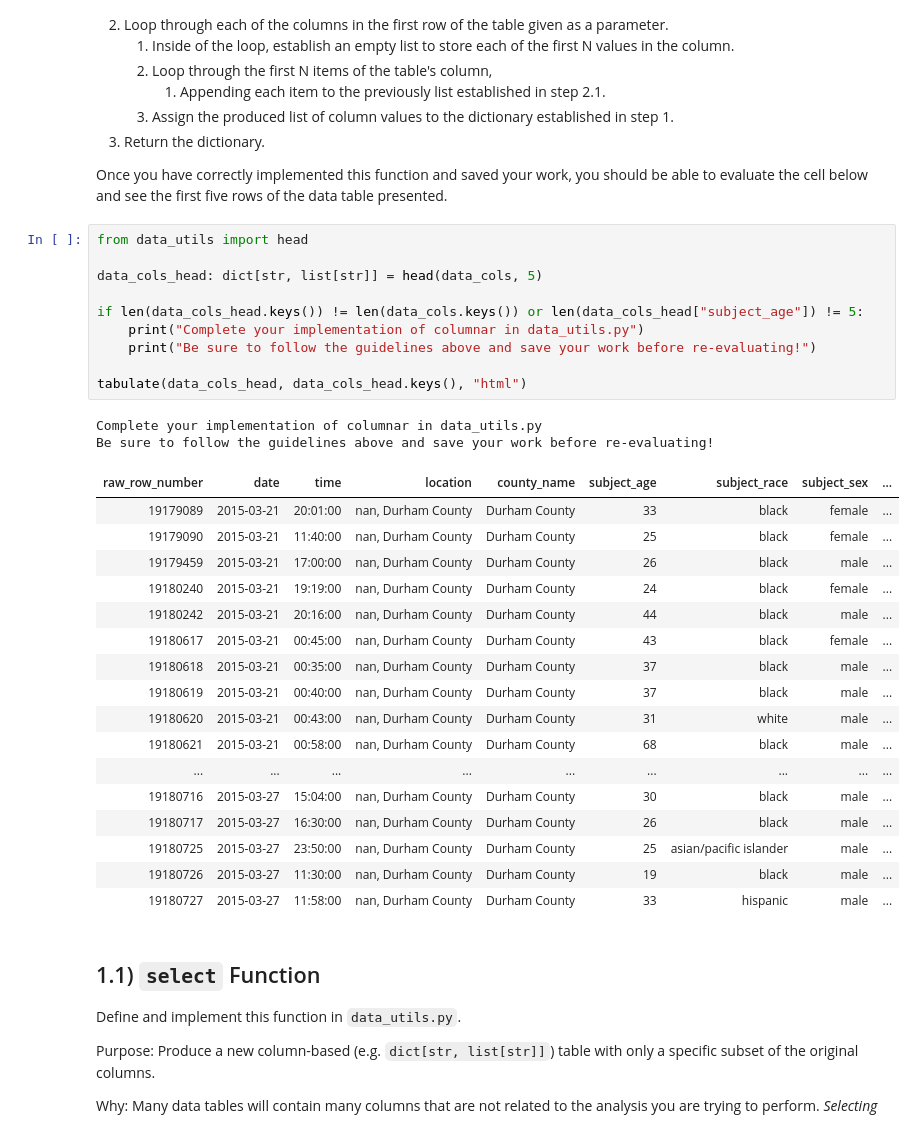
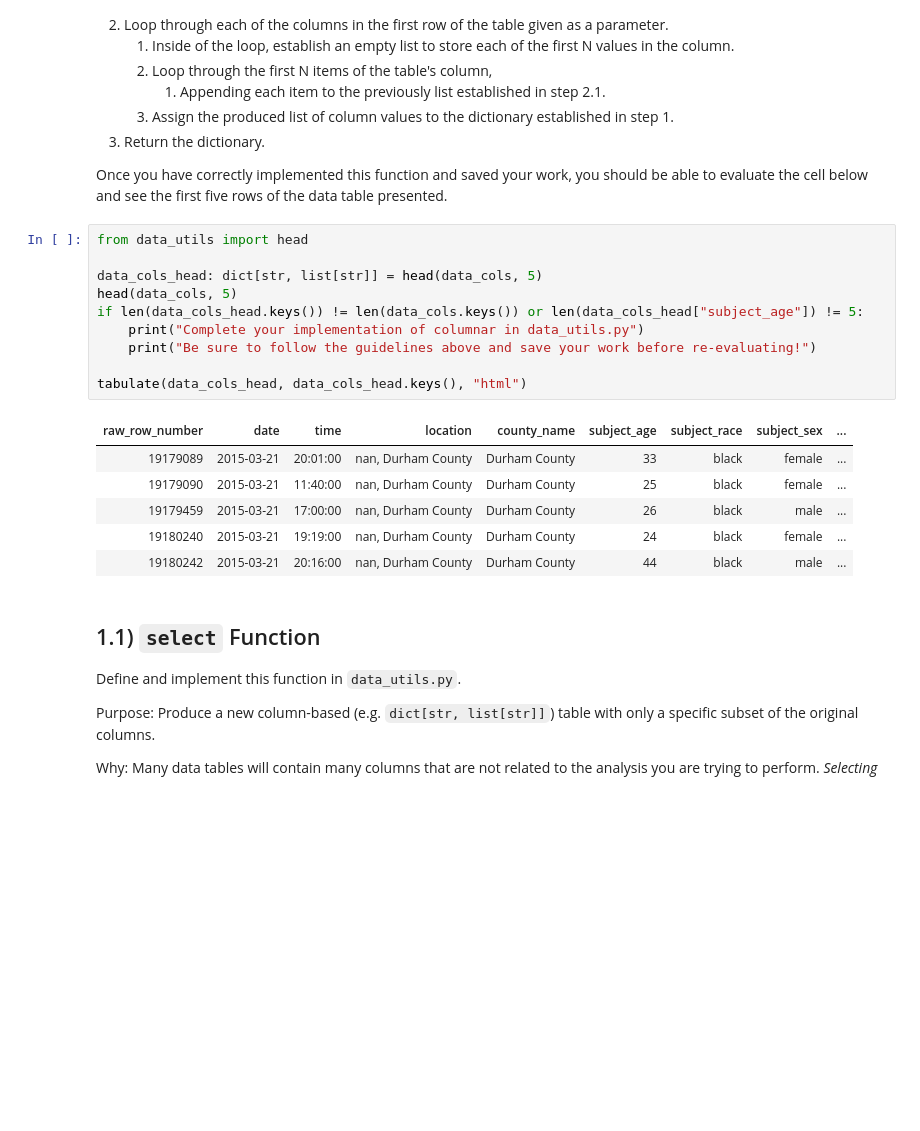
Before and after one commit to vsagasta/comp110-21s-workspace, a Jupyter notebook: exercises/ex04/data_wrangling.ipynb, the cells around one changed output. Drawn from its saved outputs; the diff is of its cells as text; blank space fills up the shorter version.

```diff
--- a/exercises/ex04/data_wrangling.ipynb
+++ b/exercises/ex04/data_wrangling.ipynb
@@ -180,33 +180,20 @@ Once you have correctly implemented this function and saved your work, you shoul
 # %%
 from data_utils import head
 
 data_cols_head: dict[str, list[str]] = head(data_cols, 5)
-
+head(data_cols, 5)
 if len(data_cols_head.keys()) != len(data_cols.keys()) or len(data_cols_head["subject_age"]) != 5:
     print("Complete your implementation of columnar in data_utils.py")
     print("Be sure to follow the guidelines above and save your work before re-evaluating!")
 
 tabulate(data_cols_head, data_cols_head.keys(), "html")
 # %% [output]
-Complete your implementation of columnar in data_utils.py
-Be sure to follow the guidelines above and save your work before re-evaluating!
 | raw_row_number | date | time | location | county_name | subject_age | subject_race | subject_sex | ... |
 | 19179089 | 2015-03-21 | 20:01:00 | nan, Durham County | Durham County | 33 | black | female | ... |
 | 19179090 | 2015-03-21 | 11:40:00 | nan, Durham County | Durham County | 25 | black | female | ... |
 | 19179459 | 2015-03-21 | 17:00:00 | nan, Durham County | Durham County | 26 | black | male | ... |
 | 19180240 | 2015-03-21 | 19:19:00 | nan, Durham County | Durham County | 24 | black | female | ... |
 | 19180242 | 2015-03-21 | 20:16:00 | nan, Durham County | Durham County | 44 | black | male | ... |
-| 19180617 | 2015-03-21 | 00:45:00 | nan, Durham County | Durham County | 43 | black | female | ... |
-| 19180618 | 2015-03-21 | 00:35:00 | nan, Durham County | Durham County | 37 | black | male | ... |
-| 19180619 | 2015-03-21 | 00:40:00 | nan, Durham County | Durham County | 37 | black | male | ... |
-| 19180620 | 2015-03-21 | 00:43:00 | nan, Durham County | Durham County | 31 | white | male | ... |
-| 19180621 | 2015-03-21 | 00:58:00 | nan, Durham County | Durham County | 68 | black | male | ... |
-| ... | ... | ... | ... | ... | ... | ... | ... | ... |
-| 19180716 | 2015-03-27 | 15:04:00 | nan, Durham County | Durham County | 30 | black | male | ... |
-| 19180717 | 2015-03-27 | 16:30:00 | nan, Durham County | Durham County | 26 | black | male | ... |
-| 19180725 | 2015-03-27 | 23:50:00 | nan, Durham County | Durham County | 25 | asian/pacific islander | male | ... |
-| 19180726 | 2015-03-27 | 11:30:00 | nan, Durham County | Durham County | 19 | black | male | ... |
-| 19180727 | 2015-03-27 | 11:58:00 | nan, Durham County | Durham County | 33 | hispanic | male | ... |
 # %% [markdown]
 ## 1.1) `select` Function
 
```
Also changed, not shown: parts of 3 cells of this notebook, 1 other file.
